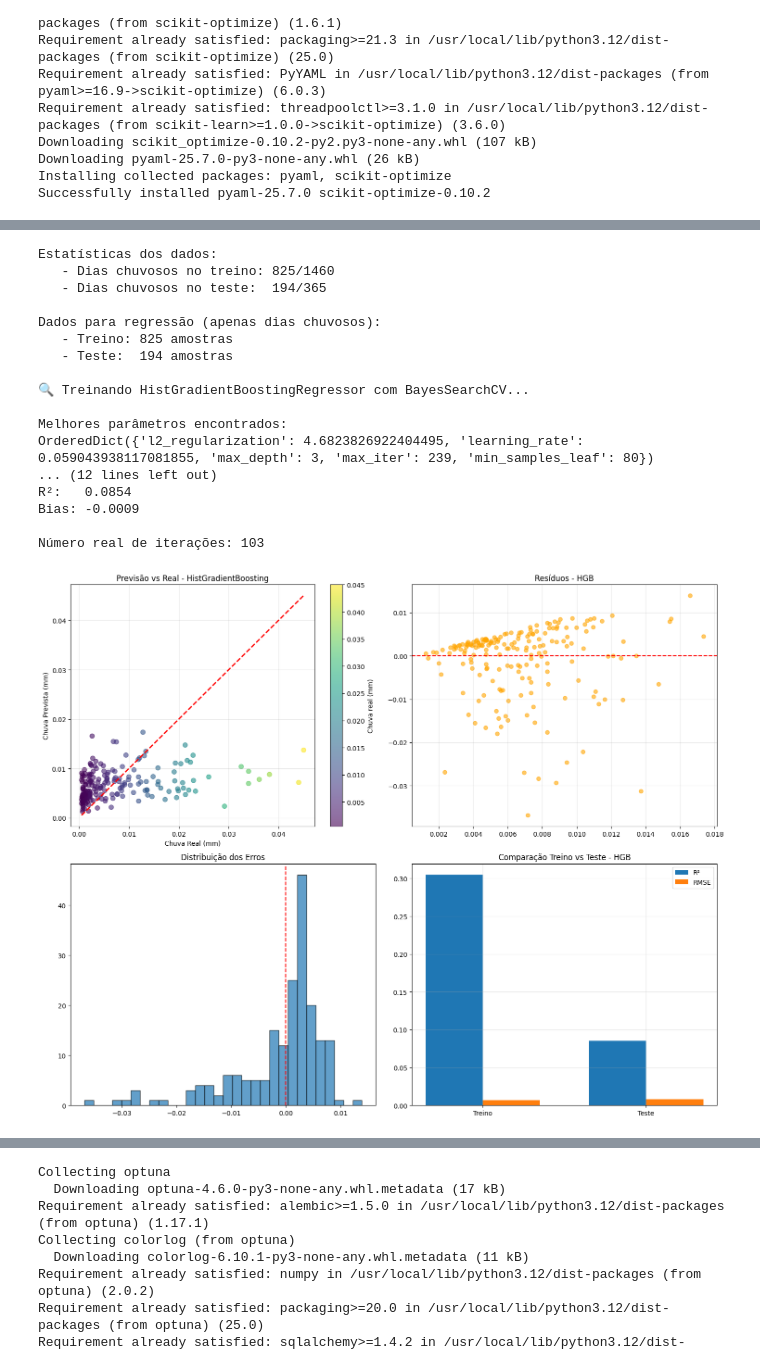
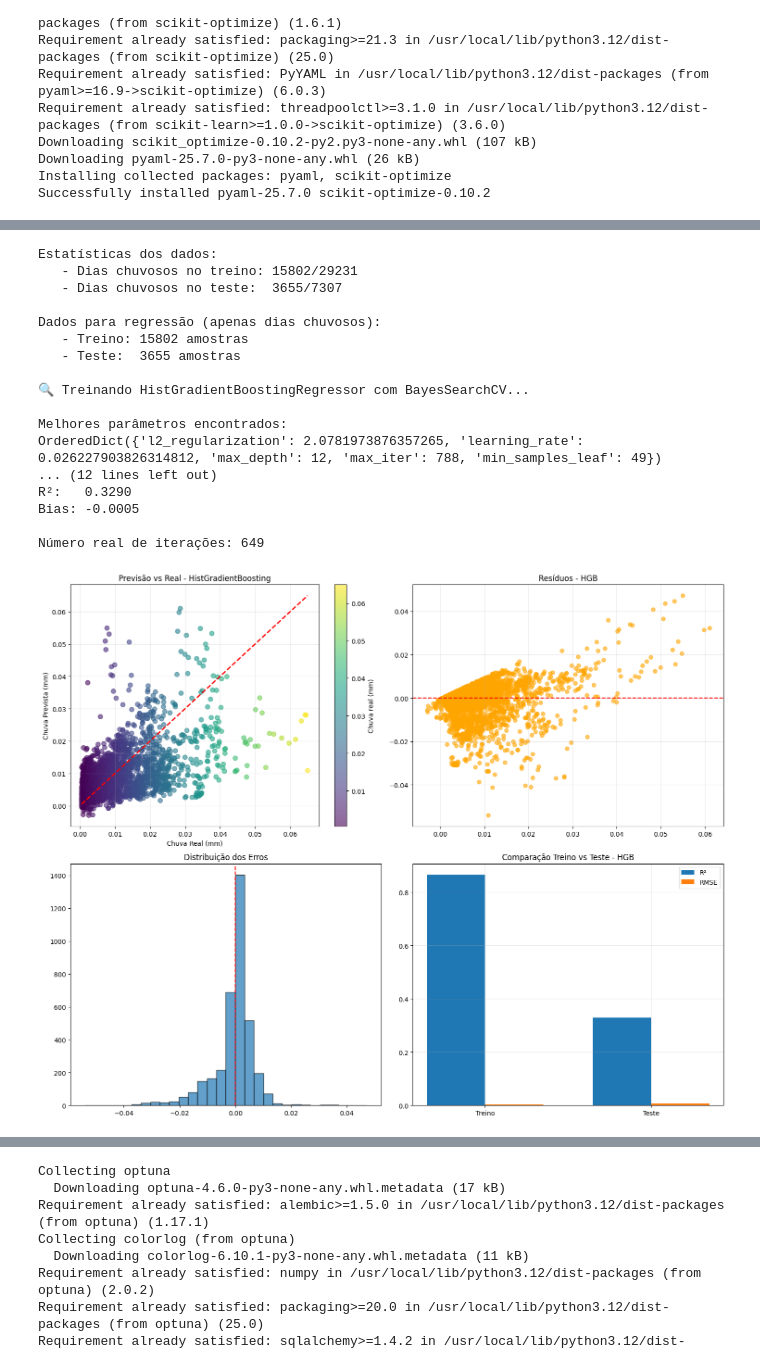
Before and after one commit to Alilson2/Projeto_IA, a Jupyter notebook: Projeto_IA.ipynb, the cells around one changed output, grey strips where cells are left out. Saved outputs shown, nothing was run; the diff lists cells and outputs as text; code cells hidden in the pictures.

```diff
--- a/Projeto_IA.ipynb
+++ b/Projeto_IA.ipynb
@@ -308,6 +310,6 @@ def pipeline(df_raw, N_lim, S_lim, L_lim, O_lim):
     df = selecionar_coordenadas(df_raw, N_lim, S_lim, L_lim, O_lim)
     df = calcula_vapor_umidade(df)
     df_daily_pixel = criar_dados(df)
-    df_regional = agregar_regional(df_daily_pixel)
+    #df_regional = agregar_regional(df_daily_pixel)
 
-    return df_regional
+    return df_daily_pixel
@@ -347,16 +416,20 @@ df_diario
 # %%
-ind_per = int(0.8*len(df_diario))
+# 1) Separação temporal 80/20
+ind_per = int(0.8 * len(df_diario))
+
 df_diario_train = df_diario.iloc[:ind_per].copy()
-df_diario_test = df_diario.iloc[ind_per:].copy()
+df_diario_test  = df_diario.iloc[ind_per:].copy()
 
-df_diario_train['tp_mean'] = df_diario_train['tp_mean'].shift(-1)
-df_diario_train = df_diario_train.dropna(subset=['tp_mean'])
-df_diario_test['tp_mean'] = df_diario_test['tp_mean'].shift(-1)
-df_diario_test = df_diario_test.dropna(subset=['tp_mean'])
+# Criar variável objetivo (valor do dia seguinte)
+df_diario_train["tp_last"] = df_diario_train["tp_last"].shift(-1)
+df_diario_train = df_diario_train.dropna(subset=["tp_last"])
+
+df_diario_test["tp_last"] = df_diario_test["tp_last"].shift(-1)
+df_diario_test = df_diario_test.dropna(subset=["tp_last"])
 # %%
 def separar_dados(df_diario, limiar = 0.0005):
-  X = df_diario.drop(['data', 'tp_mean'], axis=1)
-  y = df_diario['tp_mean'].copy()
+  X = df_diario.drop(['tp_last'], axis=1)
+  y = df_diario['tp_last'].copy()
 
   ind_sem_chuva = np.where(y <= limiar)[0]
   ind_com_chuva = np.where(y > limiar)[0]
@@ -370,6 +443,10 @@ from sklearn.preprocessing import StandardScaler
 X_test_raw, y_test = separar_dados(df_diario_test)
 X_train_raw, y_train = separar_dados(df_diario_train)
 
+# Drop the 'data' column as it's not a numerical feature for scaling
+X_train_raw = X_train_raw.drop(columns=['data'])
+X_test_raw = X_test_raw.drop(columns=['data'])
+
 scaler = StandardScaler()
 X_train = scaler.fit_transform(X_train_raw)
 X_test = scaler.fit_transform(X_test_raw)
@@ -622,12 +685,9 @@ import numpy as np
 import matplotlib.pyplot as plt
 
 
-# ---------------------------------------------------------
-# 1. Separação de TREINO/TESTE (mantida EXACTAMENTE igual)
-# ---------------------------------------------------------
 
-y_train_original = df_diario_train['tp_mean'].copy()
-y_test_original  = df_diario_test['tp_mean'].copy()
+y_train_original = df_diario_train['tp_last'].copy()
+y_test_original  = df_diario_test['tp_last'].copy()
 
 limiar = 0.0005
 mask_train_chuva = y_train_original > limiar
@@ -649,9 +709,9 @@ print(f"   - Teste:  {len(x_test_reg_chuva)} amostras")
 
 
 
-# ---------------------------------------------------------
-# 2. BayesSearchCV adaptado para HistGradientBoostingRegressor
-# ---------------------------------------------------------
+
+# BayesSearchCV adaptado para HistGradientBoostingRegressor
+
 
 search_spaces = {
     'learning_rate': Real(0.01, 0.5),
@@ -766,39 +826,39 @@ axes[1,0].set_title("Distribuição dos Erros")
 
 
 # 4 — R2 & RMSE
 models = ['Treino', 'Teste']
 r2_scores = [r2_train, r2_test]
 rmse_scores = [rmse_train, rmse_test]
 
 x_pos = np.arange(len(models))
 width = 0.35
 
 axes[1,1].bar(x_pos - width/2, r2_scores, width, label='R²')
 axes[1,1].bar(x_pos + width/2, rmse_scores, width, label='RMSE')
 axes[1,1].set_title("Comparação Treino vs Teste - HGB")
 axes[1,1].set_xticks(x_pos)
 axes[1,1].set_xticklabels(models)
 axes[1,1].legend()
 axes[1,1].grid(True, alpha=0.3)
 
 plt.tight_layout()
 plt.show()
 # %% [output]
 Estatísticas dos dados:
-   - Dias chuvosos no treino: 825/1460
-   - Dias chuvosos no teste:  194/365
+   - Dias chuvosos no treino: 15802/29231
+   - Dias chuvosos no teste:  3655/7307
 
 Dados para regressão (apenas dias chuvosos):
-   - Treino: 825 amostras
-   - Teste:  194 amostras
+   - Treino: 15802 amostras
+   - Teste:  3655 amostras
 
 🔍 Treinando HistGradientBoostingRegressor com BayesSearchCV...
 
 Melhores parâmetros encontrados:
-OrderedDict({'l2_regularization': 4.6823826922404495, 'learning_rate': 0.059043938117081855, 'max_depth': 3, 'max_iter': 239, 'min_samples_leaf': 80})
+OrderedDict({'l2_regularization': 2.0781973876357265, 'learning_rate': 0.026227903826314812, 'max_depth': 12, 'max_iter': 788, 'min_samples_leaf': 49})
 ... (12 lines left out)
-R²:   0.0854
-Bias: -0.0009
+R²:   0.3290
+Bias: -0.0005
 
-Número real de iterações: 103
+Número real de iterações: 649
-[figure, old version]
+[figure, new version]
```
Also changed, not shown: parts of 11 cells of this notebook.
